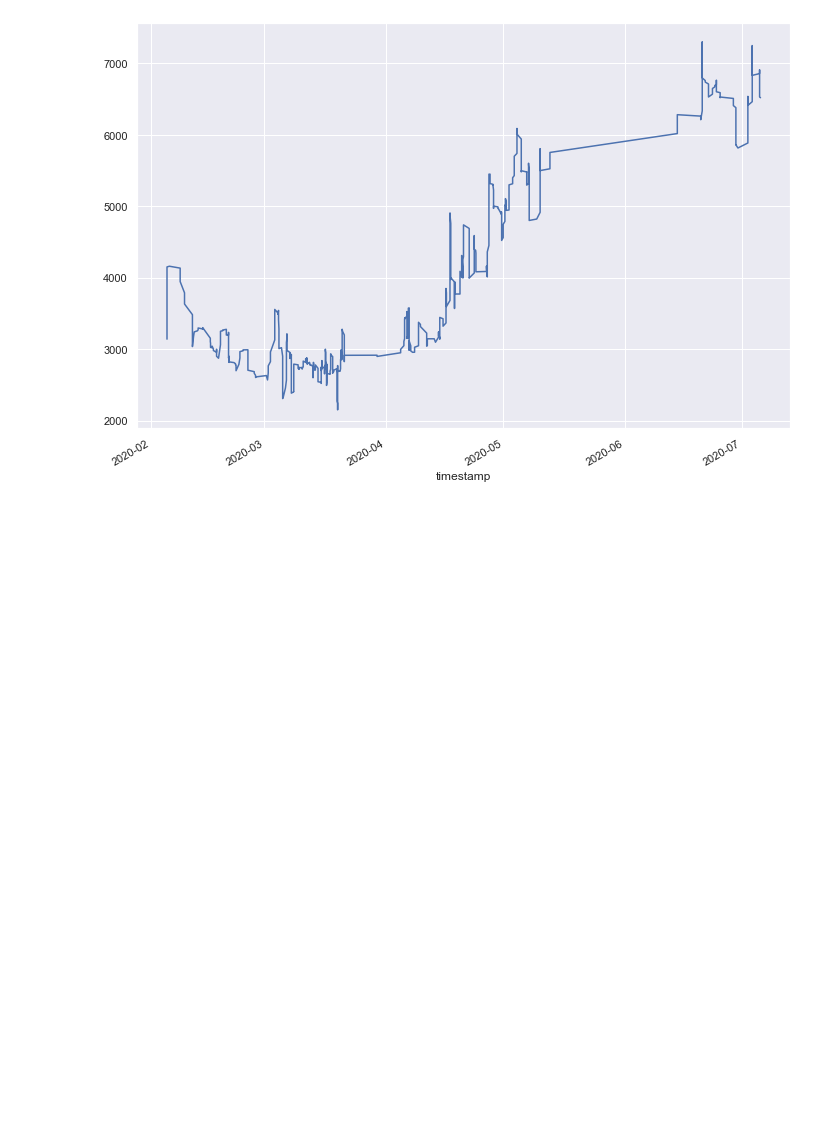
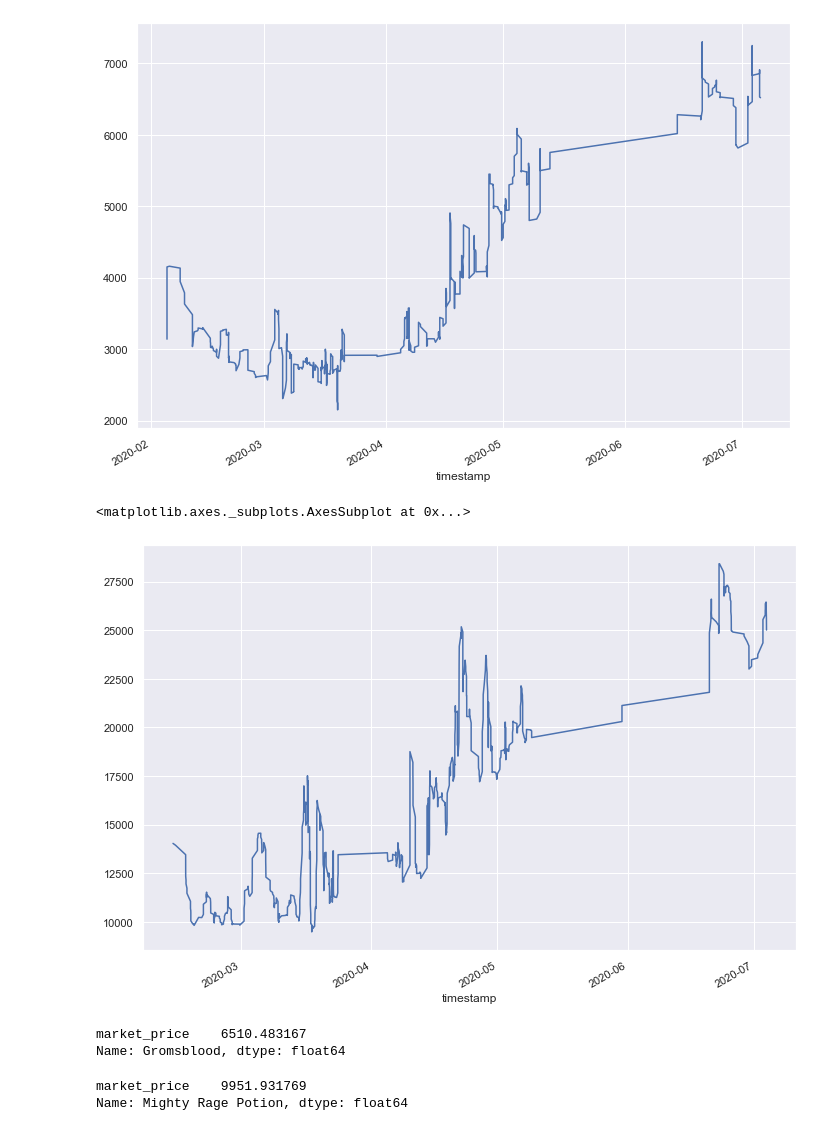
Before and after one commit to ndjenkins85/wow_auctions, a Jupyter notebook: audit.ipynb, the cells around one changed output. Saved outputs shown, nothing was run; the diff lists cells and outputs as text; code cells hidden in the pictures; blank space fills up the shorter version.

Commit message:
* Update item groupings * Create audit and scratch notebooks * starting work on BBG pricing

```diff
--- a/audit.ipynb
+++ b/audit.ipynb
@@ -4,0 +20,5 @@ from datetime import datetime as dt
+# %%
+data = []
+base_dir = 'full/auction_scandata/'
+for file in sorted(os.listdir(base_dir)):
+    df = pd.read_parquet(os.path.join(base_dir, file))
@@ -4,0 +46,38 @@ from datetime import datetime as dt
+# %%
+path_live = f"/Applications/World of Warcraft/_classic_/WTF/Account/396255466#1/SavedVariables/Auc-ScanData.lua"
+
+ropes = []
+with open(path_live, 'r') as f:
+    on = False
+    rope_count = 0
+    for line in f.readlines():
+        if on and rope_count<5:
+            ropes.append(line)
+            rope_count+=1
+        elif '["ropes"]' in line:
+            on = True
+
+listings = []
+for rope in ropes:
+    if len(rope)<10:
+        continue
+    listings_part = rope.split('},{')
+    listings_part[0] = listings_part[0].split('{{')[1]
+    listings_part[-1] = listings_part[-1].split('},}')[0]
+
+    listings.extend(listings_part)
+
+# Contains lots of columns, we ignore ones we likely dont care about
+# We apply transformations and relabel
+df = pd.DataFrame([x.split('|')[-1].split(',') for x in listings])
+df['item'] = df[8].str.replace('"','').str[1:-1]
+df['count'] = df[10].replace('nil', 0).astype(int)
+df['price'] = df[16].astype(int)
+df['agent'] = df[19].str.replace('"','').str[1:-1]
+df['timestamp'] = df[7].apply(lambda x: dt.fromtimestamp(int(x)))
+
+# There is some timing difference in the timestamp, we dont really care we just need time of pull
+df['timestamp'] = df['timestamp'].max()
+
+df = df[df['count']>0]
+df['price_per'] = df['price'] / df['count']
@@ -67,6 +178,11 @@ df[df['item']=='Gromsblood']['price_per'].rolling(10).mean().plot()
 # %% [output]
 <matplotlib.axes._subplots.AxesSubplot at 0x...>
 [figure]
+# %%
+df[df['item']=='Mighty Rage Potion']['price_per'].rolling(10).mean().plot()
+# %% [output]
+<matplotlib.axes._subplots.AxesSubplot at 0x...>
+[figure, added]
 # %%
 def analyse_item_prices(verbose=False, full_pricing=False, test=False):
     """
@@ -105,6 +221,16 @@ def analyse_item_prices(verbose=False, full_pricing=False, test=False):
     return item_prices
 # %%
 item_prices = analyse_item_prices()
+# %%
+item_prices.loc['Gromsblood']
+# %% [output]
+market_price    6510.483167
+Name: Gromsblood, dtype: float64
+# %%
+item_prices.loc['Mighty Rage Potion'] / 3
+# %% [output]
+market_price    9951.931769
+Name: Mighty Rage Potion, dtype: float64
 # %%
 #4.31 seconds save time (4/26)
 start = dt.now()
```
Also changed, not shown: parts of 10 cells of this notebook, 25 other files.
